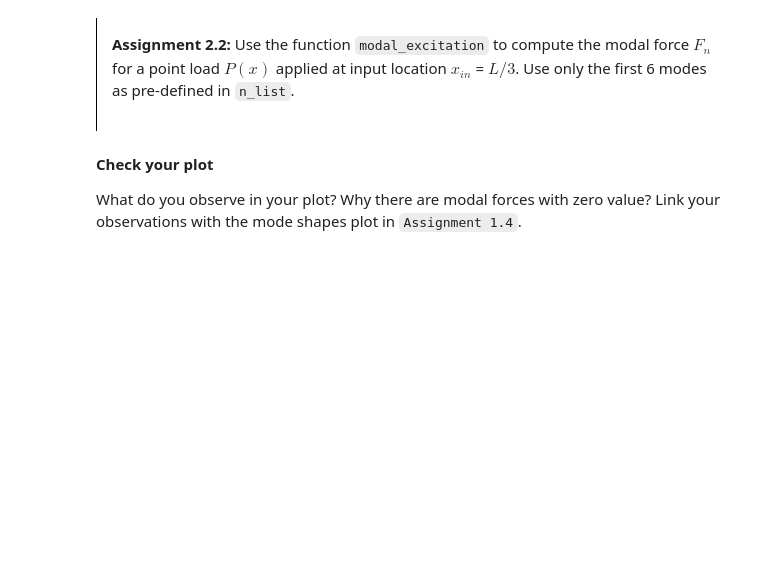
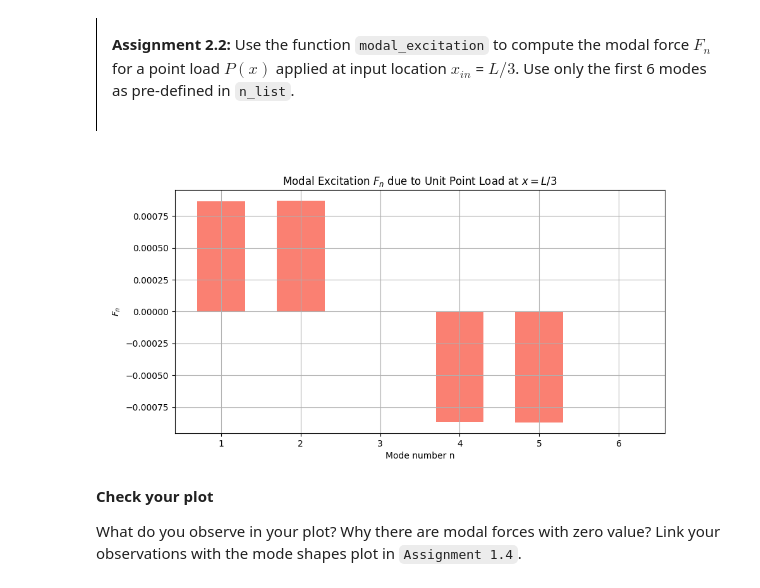
Before and after one commit to TAHA7485/MV2627_Exercises, a Jupyter notebook: Session5_Continuous_systems/session5.ipynb, the cells around one changed output. Cells and saved outputs as stored; diff of their text form; code cells hidden in the pictures; blank space fills up the shorter version.

```diff
--- a/Session5_Continuous_systems/session5.ipynb
+++ b/Session5_Continuous_systems/session5.ipynb
@@ -430,18 +433,23 @@ assert np.min(point_load(L, x, x_in)) == 0, "The point load should be 0 outside
 # %%
 n_list = np.arange(1, 7)  # first 6 modes
 x = np.linspace(0, L, 1000)  # positions along the beam
-p = None  # define your point load
-psi_list = None  # list of mode shapes
-F_n_list = None # list of modal forces
-# YOUR CODE HERE
-raise NotImplementedError()
+p = point_load(L,x,x_in=L/3)  # define your point load
+
+# Calcul de la forme modale de manière individuelle pour chaque mode n
+psi_list = [modal_shape(L, x, n) for n in n_list]
+
+# Calcul de la force modale associée à chaque mode n
+F_n_list = [modal_excitation(p, psi, x) for psi in psi_list]
+
 fig, ax = plt.subplots(figsize=(10, 5))
 ax.bar(n_list, F_n_list, color='salmon', width=0.6)
 ax.set_xticks(n_list)
 ax.set_xlabel('Mode number n')
 ax.set_ylabel('$F_n$')
 ax.set_title('Modal Excitation $F_n$ due to Unit Point Load at $x = L/3$')
 ax.grid(True)
+# %% [output]
+[figure, added]
 # %% [markdown]
 **Check your plot**
 
```
Also changed, not shown: parts of 13 cells of this notebook.
